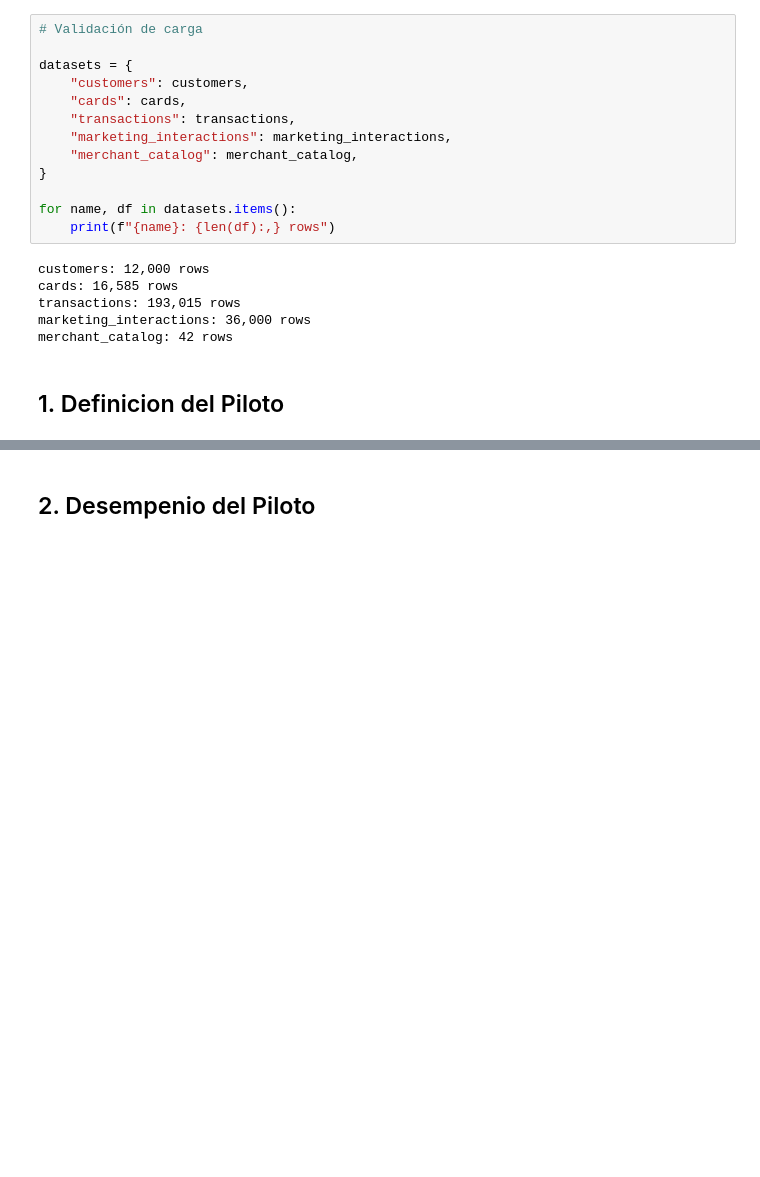
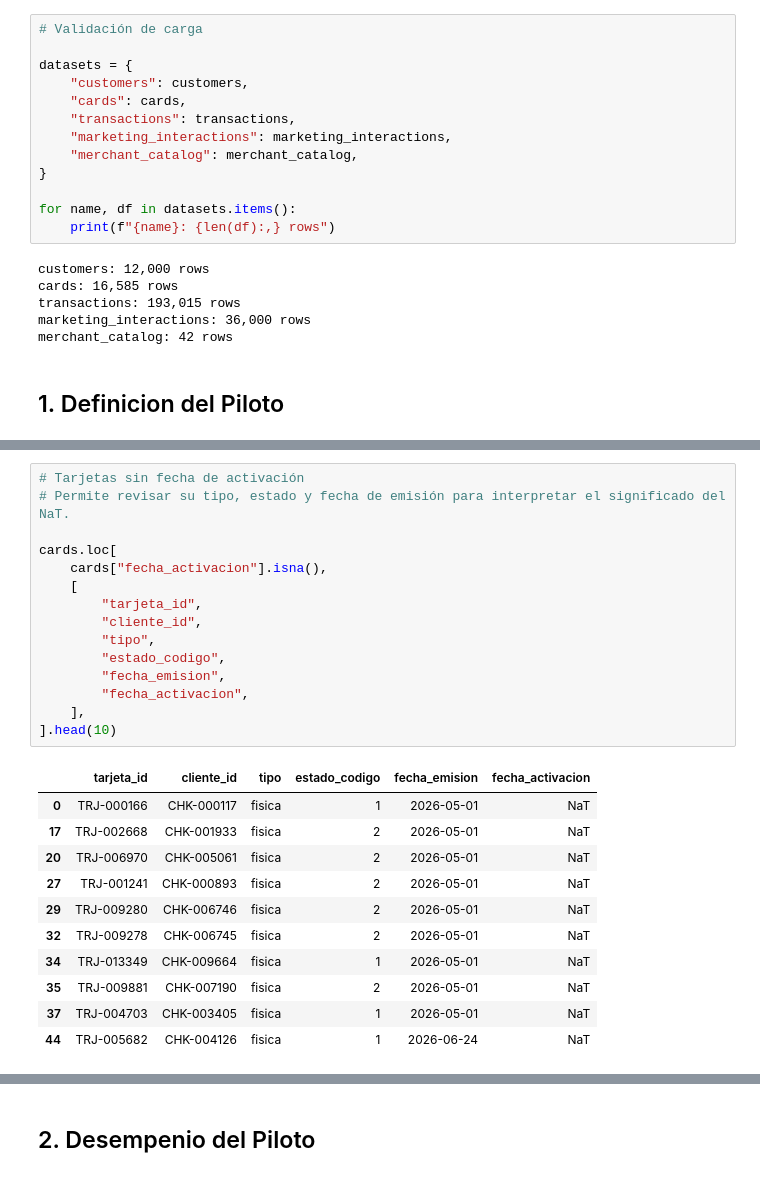
Before and after one commit to Janka312/physical-debit-card-pilot, a Jupyter notebook: notebooks/02_pilot_analysis.ipynb, the cells around one changed output, grey strips where cells are left out. Drawn from its saved outputs; the diff is of its cells as text; blank space fills up the shorter version.

```diff
--- a/notebooks/02_pilot_analysis.ipynb
+++ b/notebooks/02_pilot_analysis.ipynb
@@ -107,0 +274,27 @@ display(
+# %%
+# Tarjetas sin fecha de activación
+# Permite revisar su tipo, estado y fecha de emisión para interpretar el significado del NaT.
+
+cards.loc[
+    cards["fecha_activacion"].isna(),
+    [
+        "tarjeta_id",
+        "cliente_id",
+        "tipo",
+        "estado_codigo",
+        "fecha_emision",
+        "fecha_activacion",
+    ],
+].head(10)
+# %% [output]
+|  | tarjeta_id | cliente_id | tipo | estado_codigo | fecha_emision | fecha_activacion |
+| 0 | TRJ-000166 | CHK-000117 | fisica | 1 | 2026-05-01 | NaT |
+| 17 | TRJ-002668 | CHK-001933 | fisica | 2 | 2026-05-01 | NaT |
+| 20 | TRJ-006970 | CHK-005061 | fisica | 2 | 2026-05-01 | NaT |
+| 27 | TRJ-001241 | CHK-000893 | fisica | 2 | 2026-05-01 | NaT |
+| 29 | TRJ-009280 | CHK-006746 | fisica | 2 | 2026-05-01 | NaT |
+| 32 | TRJ-009278 | CHK-006745 | fisica | 2 | 2026-05-01 | NaT |
+| 34 | TRJ-013349 | CHK-009664 | fisica | 1 | 2026-05-01 | NaT |
+| 35 | TRJ-009881 | CHK-007190 | fisica | 2 | 2026-05-01 | NaT |
+| 37 | TRJ-004703 | CHK-003405 | fisica | 1 | 2026-05-01 | NaT |
+| 44 | TRJ-005682 | CHK-004126 | fisica | 1 | 2026-06-24 | NaT |
```
Also changed, not shown: parts of 47 cells of this notebook, 1 other file.
